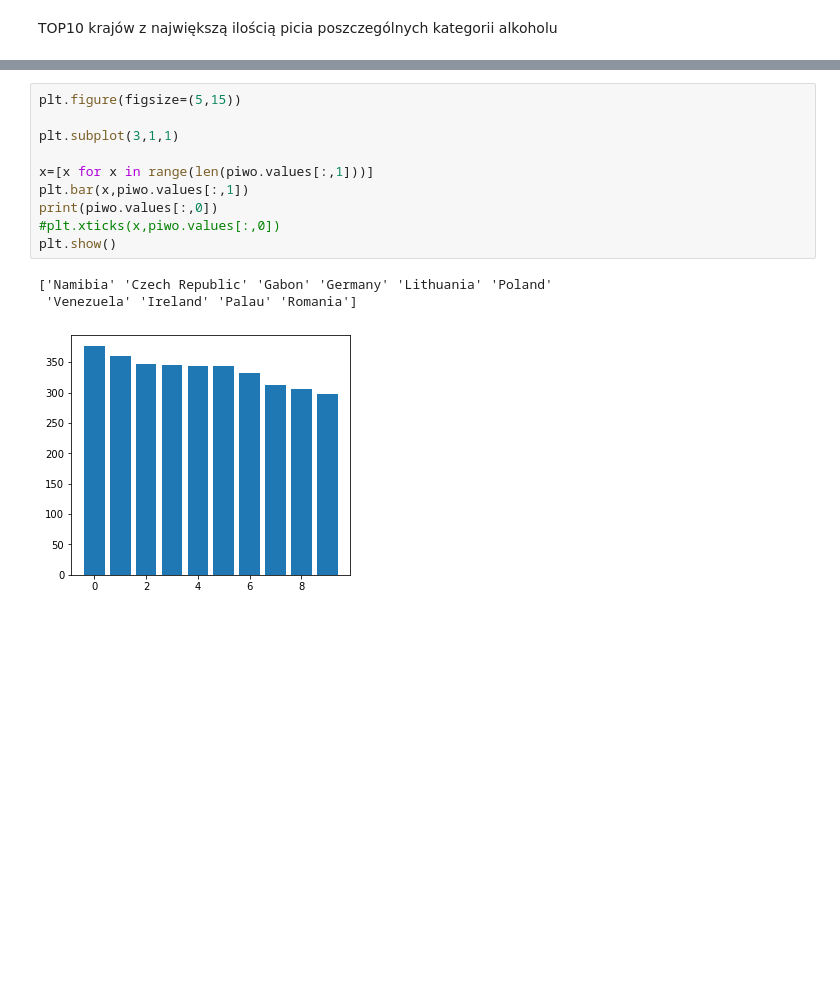
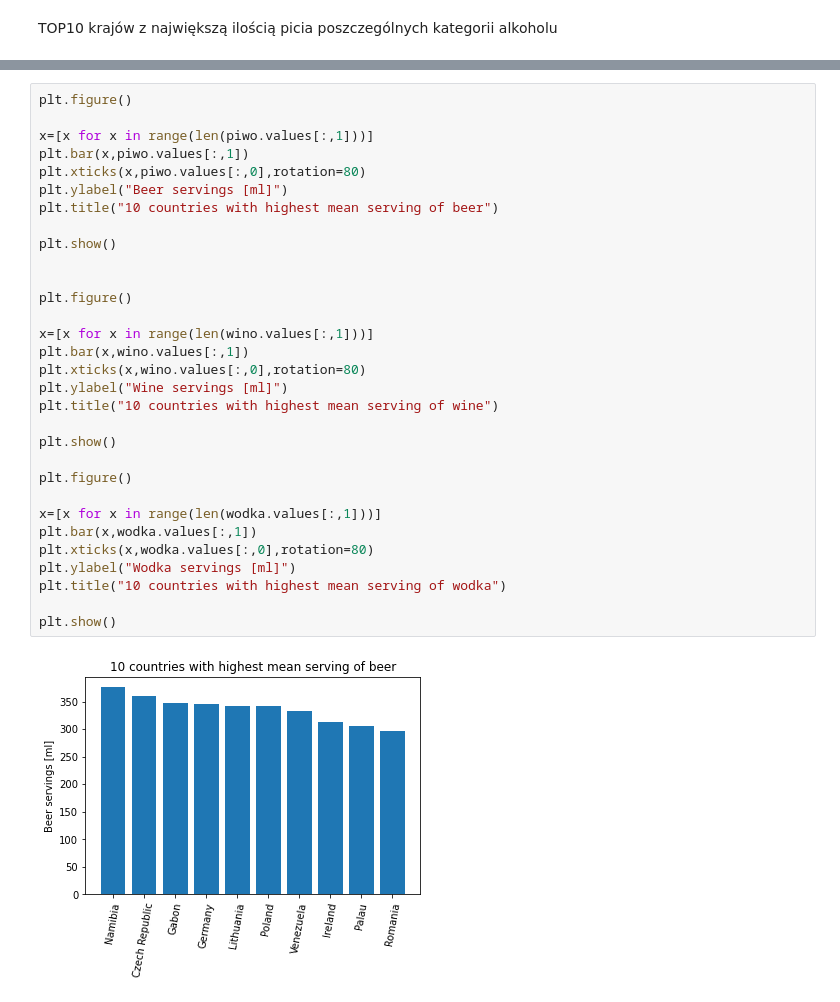
Before and after one commit to jacek1226/ABD-JACEK-ANKOWSKI, a Jupyter notebook: lab2/zad.ipynb, the cells around one changed output, grey strips where cells are left out. Saved outputs shown, nothing was run; the diff lists cells and outputs as text; blank space fills up the shorter version.

```diff
--- a/lab2/zad.ipynb
+++ b/lab2/zad.ipynb
@@ -64,17 +69,36 @@ result
 | 8 | Ireland | 313 | Dominica | 286 | Croatia | 254 |
 | 9 | Palau | 306 | Thailand | 258 | Italy | 237 |
 | 10 | Romania | 297 | Cook Islands | 254 | Equatorial Guinea | 233 |
-# %%
-plt.figure(figsize=(5,15))
-
-plt.subplot(3,1,1)
-
-x=[x for x in range(len(piwo.values[:,1]))]
-plt.bar(x,piwo.values[:,1])
-print(piwo.values[:,0])
-#plt.xticks(x,piwo.values[:,0])
-plt.show()
-# %% [output]
-['Namibia' 'Czech Republic' 'Gabon' 'Germany' 'Lithuania' 'Poland'
- 'Venezuela' 'Ireland' 'Palau' 'Romania']
-[figure, removed]
+# %%
+plt.figure()
+
+x=[x for x in range(len(piwo.values[:,1]))]
+plt.bar(x,piwo.values[:,1])
+plt.xticks(x,piwo.values[:,0],rotation=80)
+plt.ylabel("Beer servings [ml]")
+plt.title("10 countries with highest mean serving of beer")
+
+plt.show()
+
+
+plt.figure()
+
+x=[x for x in range(len(wino.values[:,1]))]
+plt.bar(x,wino.values[:,1])
+plt.xticks(x,wino.values[:,0],rotation=80)
+plt.ylabel("Wine servings [ml]")
+plt.title("10 countries with highest mean serving of wine")
+
+plt.show()
+
+plt.figure()
+
+x=[x for x in range(len(wodka.values[:,1]))]
+plt.bar(x,wodka.values[:,1])
+plt.xticks(x,wodka.values[:,0],rotation=80)
+plt.ylabel("Wodka servings [ml]")
+plt.title("10 countries with highest mean serving of wodka")
+
+plt.show()
+# %% [output]
+[figure, added]
```
Also changed, not shown: parts of 5 cells of this notebook.
